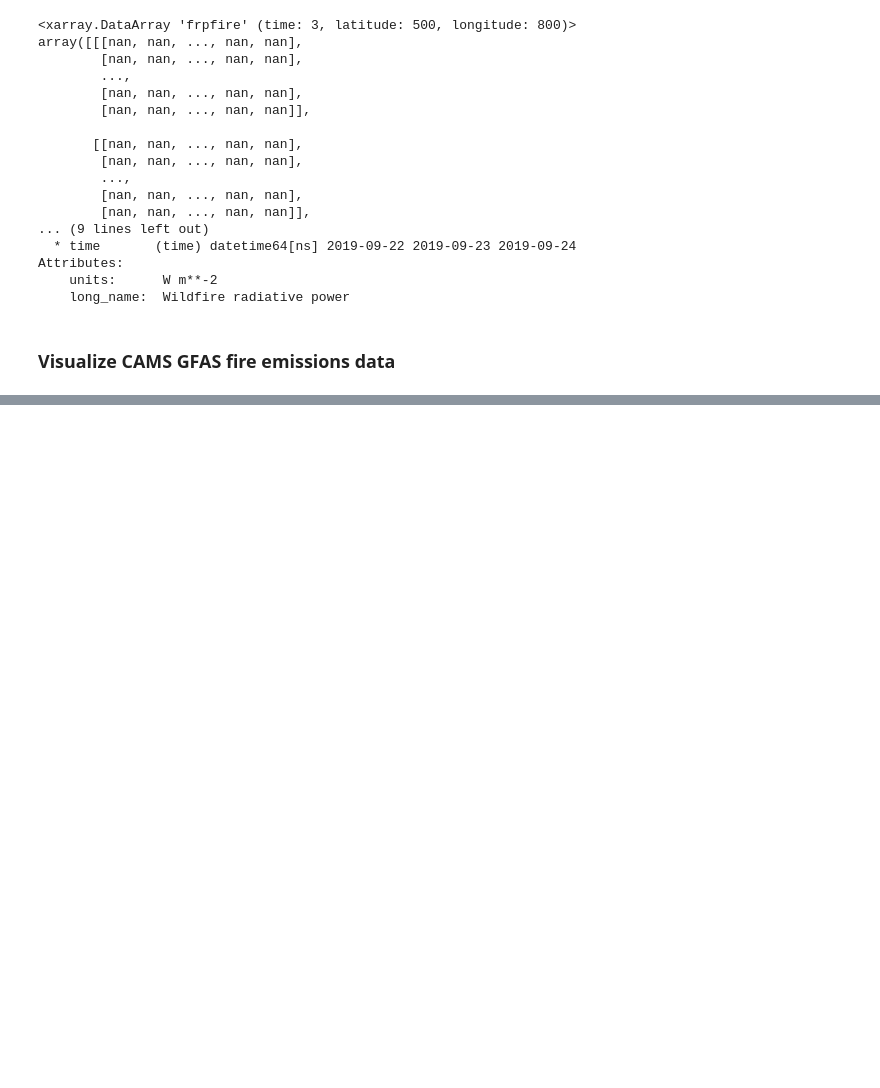
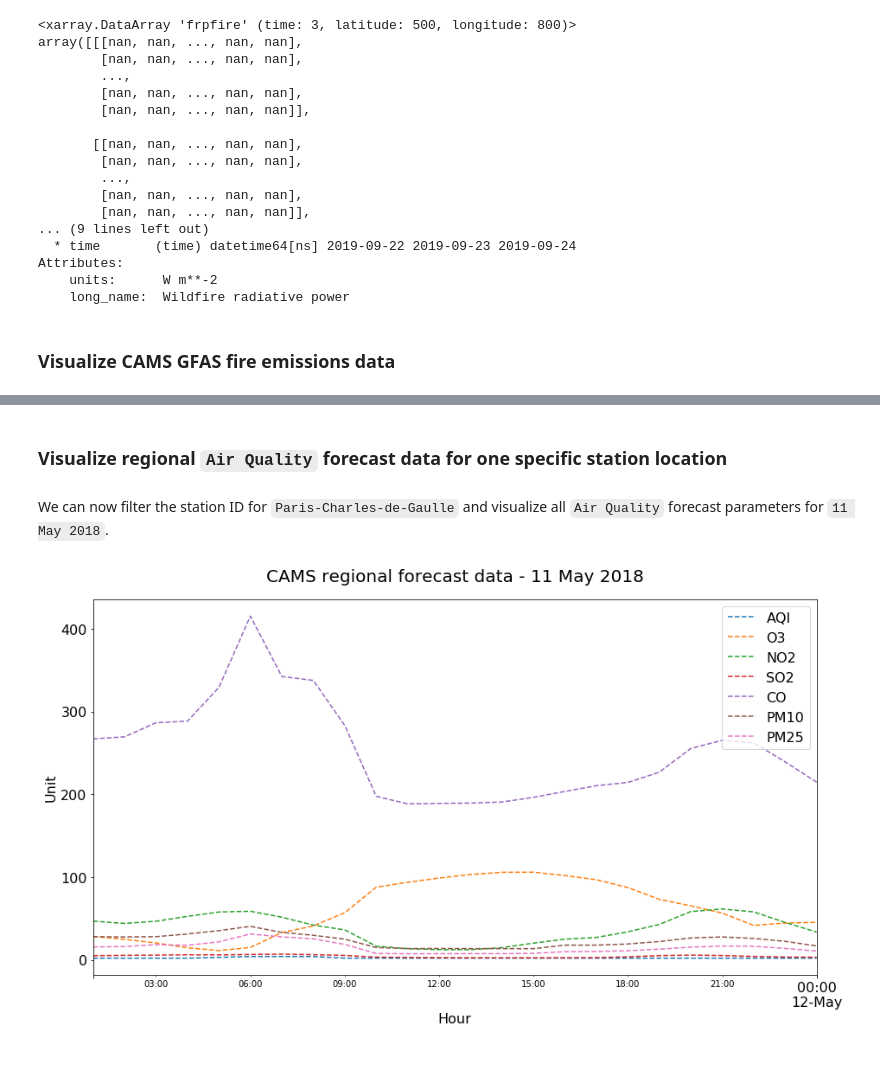
Before and after one commit to federicofierli1/LTPy_Notebooks_satellite_copernicus, a Jupyter notebook: 24_ltpy_v01_CAMS_data.ipynb, the cells around one changed output, grey strips where cells are left out. Cells and saved outputs as stored; diff of their text form; code cells hidden in the pictures; blank space fills up the shorter version.

```diff
--- a/24_ltpy_v01_CAMS_data.ipynb
+++ b/24_ltpy_v01_CAMS_data.ipynb
@@ -181,0 +180,8 @@ visualize_imshow(frpfire_subset.isel(time=1),ccrs.PlateCarree(),[lonmin,lonmax,l
+# %%
+DATE='20180510'
+DPLUS=1
+
+datafile = 'eodata/cams/regional/CAMS_WEB_FORECAST_%s_D+%d.csv.gz'
+path = datafile % (DATE, DPLUS)
+aq_data = pd.read_csv(path, index_col=['ID', 'Date_Time'], parse_dates=[['Date','Time']] )
+aq_data.head()
@@ -182,3 +196,22 @@ visualize_imshow(frpfire_subset.isel(time=1),ccrs.PlateCarree(),[lonmin,lonmax,l
+# %% [markdown]
+### Visualize regional `Air Quality` forecast data for one specific station location
+# %% [markdown]
+We can now filter the station ID for `Paris-Charles-de-Gaulle` and visualize all `Air Quality` forecast parameters for `11 May 2018`.
+# %%
+aq_data.loc['FRXX0077'].plot.line(figsize=(15,8),linestyle='dashed')
+
+plt.xticks(fontsize=16)
+plt.yticks(fontsize=16)
+
+plt.title('CAMS regional forecast data - 11 May 2018', fontsize=20, pad=20)
+
+plt.ylabel('Unit', fontsize=16)
+plt.xlabel('Hour', fontsize=16)
+
+plt.legend(fontsize=16,loc=1)
+plt.show()
+# %% [output]
+[figure, added]
 # %% [markdown]
 <br>
 # %% [markdown]
```
Also changed, not shown: parts of 34 cells of this notebook, 17 other files.
